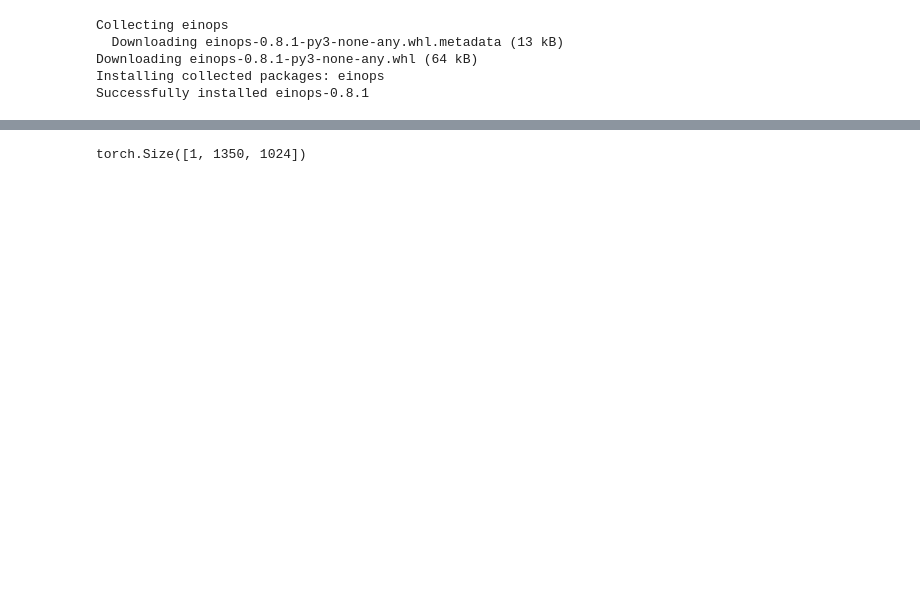
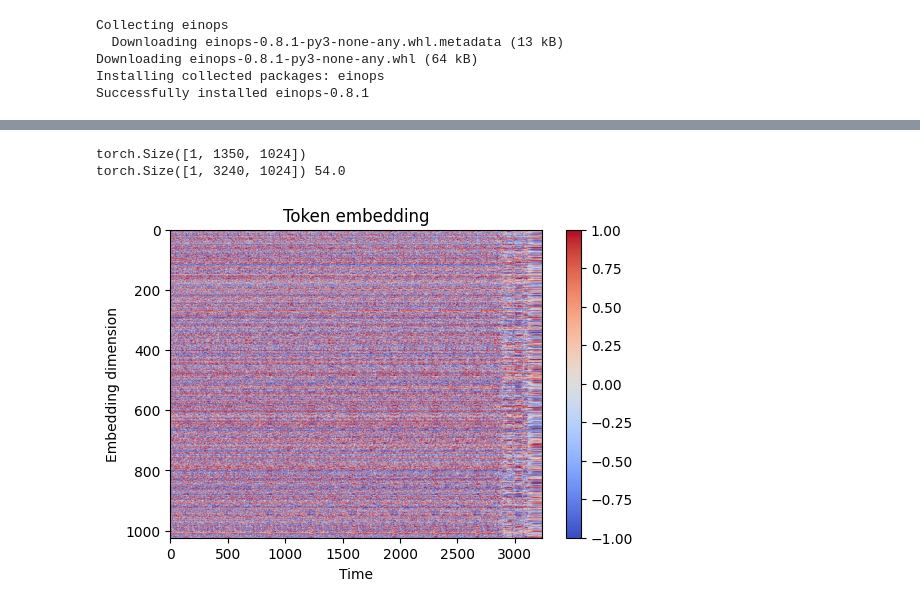
Before and after one commit to thelmn/flow-diffusion, a Jupyter notebook: flow-dance-aist-motion-gen.ipynb, the cells around one changed output, grey strips where cells are left out. Drawn from its saved outputs; the diff is of its cells as text; code cells hidden in the pictures; blank space fills up the shorter version.

Commit message:
embed music with MusicFM

```diff
--- a/flow-dance-aist-motion-gen.ipynb
+++ b/flow-dance-aist-motion-gen.ipynb
@@ -159,24 +200,26 @@ musicfm.eval()
 # %%
 # embed sample audio file
-emb = musicfm.get_latent(torch.from_numpy(y_resampled.reshape(1, -1)))
+y_resampled_t = torch.from_numpy(y_resampled.reshape(1, -1))
+y_resampled_t = y_resampled_t.cuda()
+emb = musicfm.get_latent(y_resampled_t)
 print(emb.shape)
 
 # resample embedding frame rate from 25Hz to 60Hz to match keypoint data
-
-
 n_frame = int(y_len_s * KEYPOINT_FRAME_RATE)
 token_emb = torch.nn.AdaptiveAvgPool1d(n_frame)(emb.transpose(1, 2)).transpose(1, 2)
 print(token_emb.shape, token_emb.shape[1] / KEYPOINT_FRAME_RATE)
 
 plt.figure(figsize=(6, 4))
-plt.imshow(token_emb[0].detach().numpy().T, cmap='coolwarm', vmin=-1, vmax=1, aspect='auto')
+plt.imshow(token_emb[0].detach().cpu().numpy().T, cmap='coolwarm', vmin=-1, vmax=1, aspect='auto')
 plt.title('Token embedding')
 plt.xlabel('Time')
 plt.ylabel('Embedding dimension')
 plt.colorbar()
 plt.show()
 # %% [output]
 torch.Size([1, 1350, 1024])
+torch.Size([1, 3240, 1024]) 54.0
+[figure, added]
 # %%
 for i, music_file in enumerate(music_list):
   y, sr = librosa.load(music_file)
```
Also changed, not shown: parts of 11 cells of this notebook.
